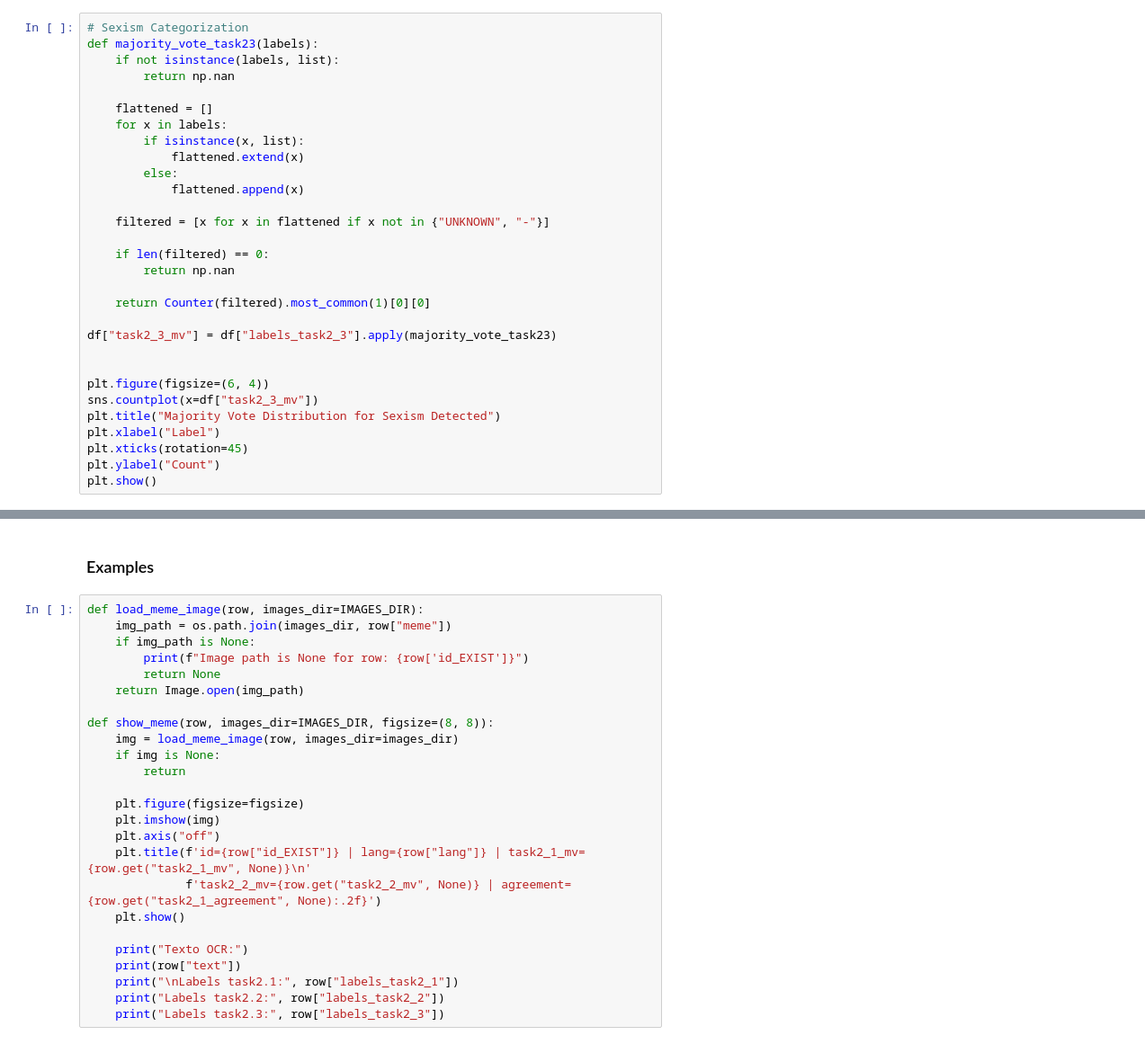
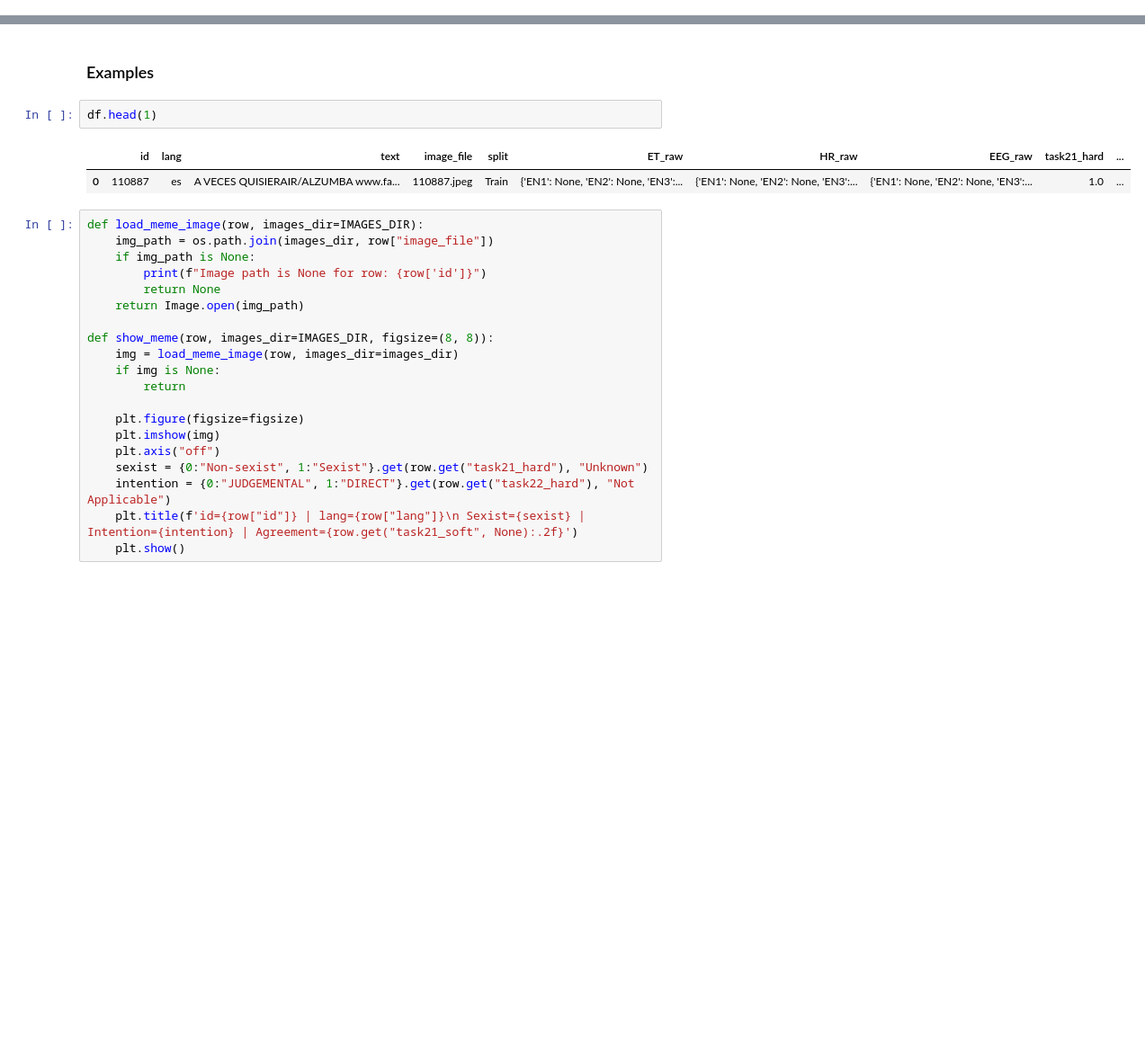
Before and after one commit to DBlassio/multimodal-exist, a Jupyter notebook: notebooks/00_EDA.ipynb, the cells around one changed output, grey strips where cells are left out. Shown at 90% size. Drawn from its saved outputs; the diff is of its cells as text; blank space fills up the shorter version.

```diff
--- a/notebooks/00_EDA.ipynb
+++ b/notebooks/00_EDA.ipynb
@@ -290,30 +246,0 @@ Name: task2_2_agreement, dtype: float64
-# %%
-# Sexism Categorization
-def majority_vote_task23(labels):
-    if not isinstance(labels, list):
-        return np.nan
-
-    flattened = []
-    for x in labels:
-        if isinstance(x, list):
-            flattened.extend(x)
-        else:
-            flattened.append(x)
-
-    filtered = [x for x in flattened if x not in {"UNKNOWN", "-"}]
-
-    if len(filtered) == 0:
-        return np.nan
-
-    return Counter(filtered).most_common(1)[0][0]
-
-df["task2_3_mv"] = df["labels_task2_3"].apply(majority_vote_task23)
-
-
-plt.figure(figsize=(6, 4))
-sns.countplot(x=df["task2_3_mv"])
-plt.title("Majority Vote Distribution for Sexism Detected")
-plt.xlabel("Label")
-plt.xticks(rotation=45)
-plt.ylabel("Count")
-plt.show()
@@ -334,10 +247,15 @@ plt.show()
 # %% [markdown]
 ### Examples
+# %%
+df.head(1)
+# %% [output]
+|  | id | lang | text | image_file | split | ET_raw | HR_raw | EEG_raw | task21_hard | ... |
+| 0 | 110887 | es | A VECES QUISIERAIR/ALZUMBA www.fa... | 110887.jpeg | Train | {'EN1': None, 'EN2': None, 'EN3':... | {'EN1': None, 'EN2': None, 'EN3':... | {'EN1': None, 'EN2': None, 'EN3':... | 1.0 | ... |
 # %%
 def load_meme_image(row, images_dir=IMAGES_DIR):
-    img_path = os.path.join(images_dir, row["meme"])
+    img_path = os.path.join(images_dir, row["image_file"])
     if img_path is None:
-        print(f"Image path is None for row: {row['id_EXIST']}")
+        print(f"Image path is None for row: {row['id']}")
         return None
     return Image.open(img_path)
 
@@ -349,13 +267,8 @@ def show_meme(row, images_dir=IMAGES_DIR, figsize=(8, 8)):
     plt.figure(figsize=figsize)
     plt.imshow(img)
     plt.axis("off")
-    plt.title(f'id={row["id_EXIST"]} | lang={row["lang"]} | task2_1_mv={row.get("task2_1_mv", None)}\n'
-              f'task2_2_mv={row.get("task2_2_mv", None)} | agreement={row.get("task2_1_agreement", None):.2f}')
+    sexist = {0:"Non-sexist", 1:"Sexist"}.get(row.get("task21_hard"), "Unknown")
+    intention = {0:"JUDGEMENTAL", 1:"DIRECT"}.get(row.get("task22_hard"), "Not Applicable")
+    plt.title(f'id={row["id"]} | lang={row["lang"]}\n Sexist={sexist} | Intention={intention} | Agreement={row.get("task21_soft", None):.2f}')
     plt.show()
-
-    print("Texto OCR:")
-    print(row["text"])
-    print("\nLabels task2.1:", row["labels_task2_1"])
-    print("Labels task2.2:", row["labels_task2_2"])
-    print("Labels task2.3:", row["labels_task2_3"])
 # %%
```
Also changed, not shown: parts of 18 cells of this notebook.
